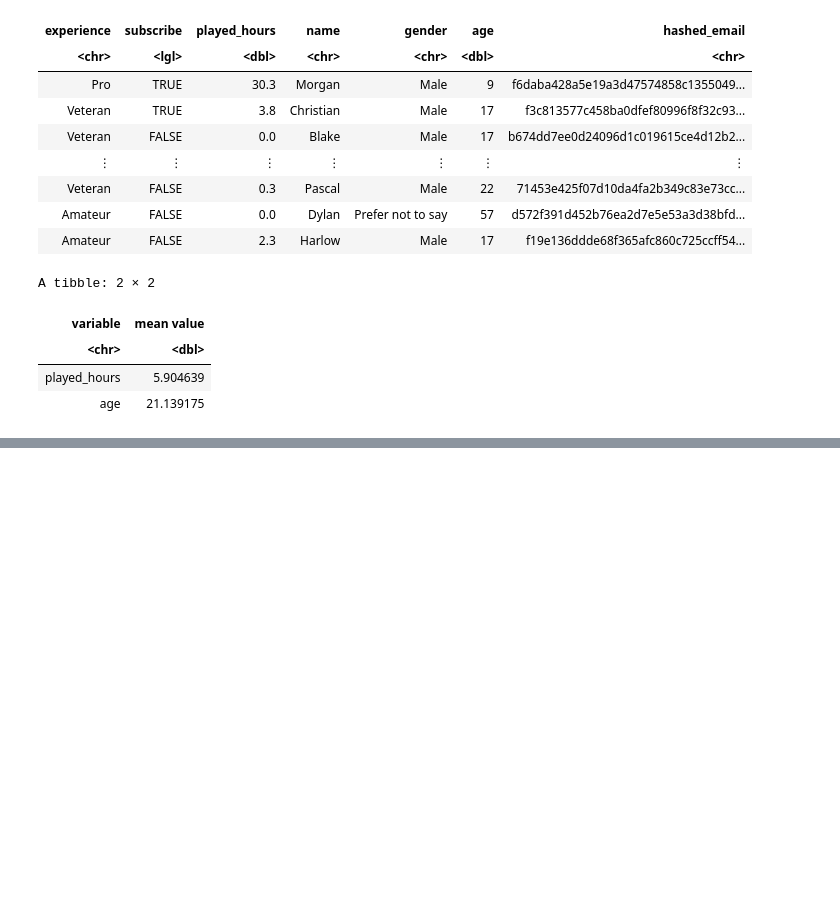
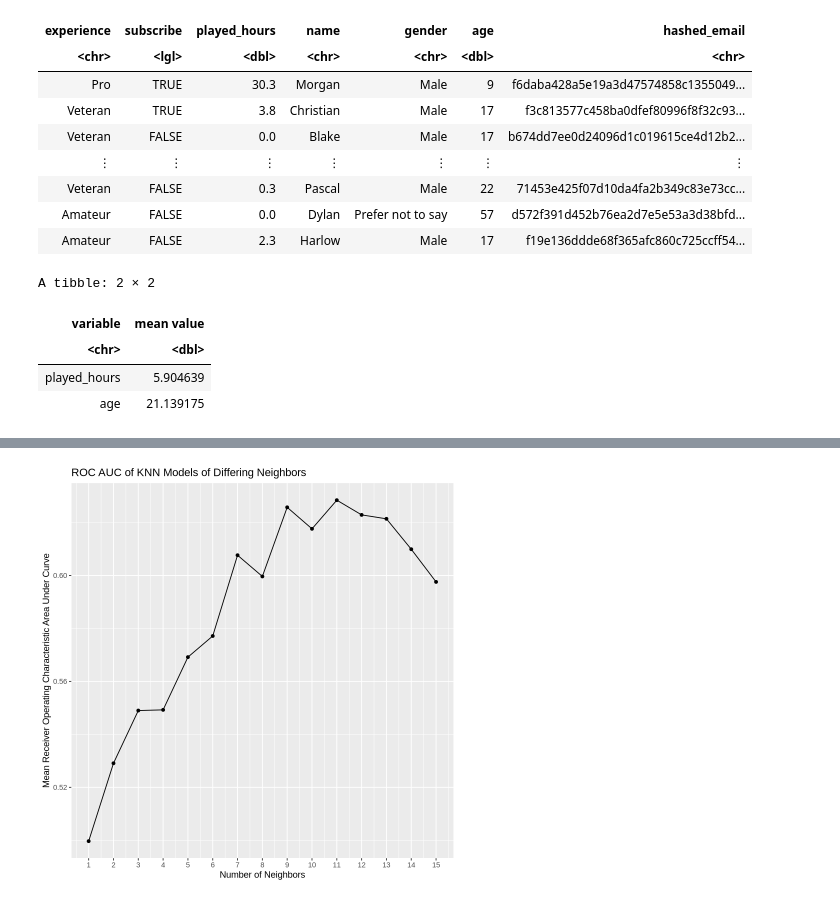
Before and after one commit to CSof-student/DSCI100_GROUP_25_PROJECT, a Jupyter notebook: project_report.ipynb, the cells around one changed output, grey strips where cells are left out. Cells and saved outputs as stored; diff of their text form; code cells hidden in the pictures; blank space fills up the shorter version.

```diff
--- a/project_report.ipynb
+++ b/project_report.ipynb
@@ -236,0 +284,26 @@ A spec_tbl_df: 196 × 8
+# %%
+set.seed(123)
+#create recipe
+player_recipe <- recipe(subscribe ~ played_hours + Age + average_session_length, data = players_train) |>
+    step_center(all_predictors()) |>
+    step_scale(all_predictors())
+
+#create knn tune spec
+knn_tune <- nearest_neighbor(weight_func = "rectangular", neighbors = tune()) |>
+    set_engine("kknn") |>
+    set_mode("classification")
+
+#test the number of neighbors (1-15)
+k_vals <- tibble(neighbors = seq(from = 1, to = 15, by = 1))
+
+#cross validation with 5 folds
+players_vfold <- vfold_cv(players_train, v = 5, strata = subscribe)
+
+#get metrics for k
+players_results <- workflow() |>
+    add_recipe(player_recipe) |>
+    add_model(knn_tune) |>
+    tune_grid(resamples = players_vfold, grid = k_vals) |>
+    collect_metrics()
+
+players_results
@@ -236,0 +321,18 @@ A spec_tbl_df: 196 × 8
+# %%
+#assess ROC AUC scores for neighbors
+#ROC AUC is used instead of accuracy because the subscription status is 3:1 in favour of yes, data isn't balanced
+accuracies <- players_results |>
+    filter(.metric == "roc_auc")
+
+#plot k values vs mean ROC AUC
+accuracy_plot <- accuracies |>
+    ggplot(aes(x = neighbors, y = mean)) +
+    geom_point() +
+    geom_line() +
+    labs(x = "Number of Neighbors", y = "Mean Receiver Operating Characteristic Area Under Curve", title = "ROC AUC of KNN Models of Differing Neighbors") +
+    scale_x_continuous(breaks = seq(0, 15, by = 1))
+
+#shows the ROC AUC when neighbors = 11
+accuracy_plot
+# %% [output]
+[figure, added]
```
Also changed, not shown: parts of 4 cells of this notebook.
